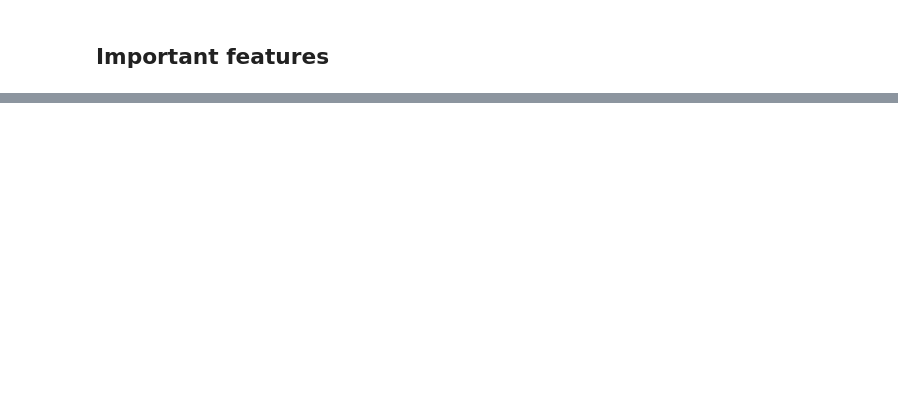
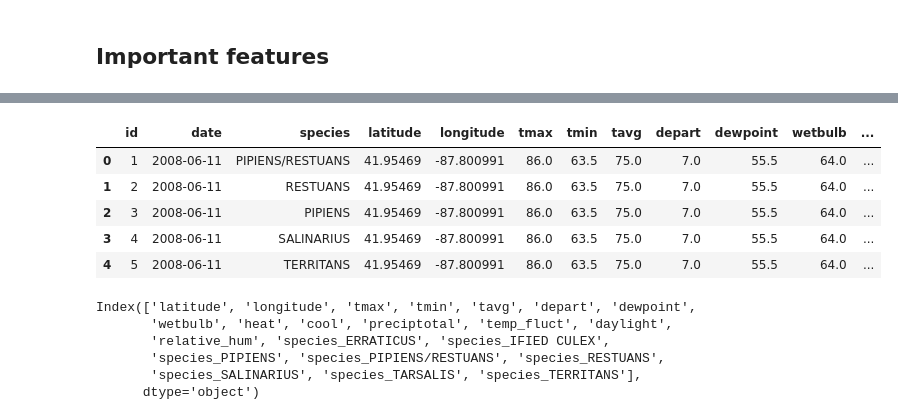
Before and after one commit to siowcm/project_4_west_nile_virus, a Jupyter notebook: code/Modelling.ipynb, the cells around one changed output, grey strips where cells are left out. Cells and saved outputs as stored; diff of their text form; code cells hidden in the pictures; blank space fills up the shorter version.

Commit message:
submission csvs and weather_final.csv and updated modelling code

```diff
--- a/code/Modelling.ipynb
+++ b/code/Modelling.ipynb
@@ -415,0 +375,7 @@ get_impt_features(models)
+# %%
+# import test dataset and final weather data
+test = pd.read_csv('../input_data/test.csv')
+weather = pd.read_csv('../output_data/weather_final.csv')
+
+# check test dataframe
+test.info()
@@ -415,0 +401,13 @@ get_impt_features(models)
+# %%
+# drop unnecessary columns
+test.drop(columns=['Address', 'Block', 'Street', 'Trap',
+                   'AddressNumberAndStreet', 'AddressAccuracy'], inplace=True)
+
+# rename columns to lowercase
+test.columns = test.columns.str.lower()
+
+# rename Species to drop 'CULEX'
+test['species'] = [i[6:] for i in test['species']]
+
+# check dataframe
+test.head()
@@ -415,0 +431,11 @@ get_impt_features(models)
+# %%
+# merge test with weather
+test = test.merge(weather, on='date', how='left')
+test.head()
+# %% [output]
+|  | id | date | species | latitude | longitude | tmax | tmin | tavg | depart | dewpoint | wetbulb | ... |
+| 0 | 1 | 2008-06-11 | PIPIENS/RESTUANS | 41.95469 | -87.800991 | 86.0 | 63.5 | 75.0 | 7.0 | 55.5 | 64.0 | ... |
+| 1 | 2 | 2008-06-11 | RESTUANS | 41.95469 | -87.800991 | 86.0 | 63.5 | 75.0 | 7.0 | 55.5 | 64.0 | ... |
+| 2 | 3 | 2008-06-11 | PIPIENS | 41.95469 | -87.800991 | 86.0 | 63.5 | 75.0 | 7.0 | 55.5 | 64.0 | ... |
+| 3 | 4 | 2008-06-11 | SALINARIUS | 41.95469 | -87.800991 | 86.0 | 63.5 | 75.0 | 7.0 | 55.5 | 64.0 | ... |
+| 4 | 5 | 2008-06-11 | TERRITANS | 41.95469 | -87.800991 | 86.0 | 63.5 | 75.0 | 7.0 | 55.5 | 64.0 | ... |
@@ -415,0 +446,9 @@ get_impt_features(models)
+# %%
+X.columns
+# %% [output]
+Index(['latitude', 'longitude', 'tmax', 'tmin', 'tavg', 'depart', 'dewpoint',
+       'wetbulb', 'heat', 'cool', 'preciptotal', 'temp_fluct', 'daylight',
+       'relative_hum', 'species_ERRATICUS', 'species_IFIED CULEX',
+       'species_PIPIENS', 'species_PIPIENS/RESTUANS', 'species_RESTUANS',
+       'species_SALINARIUS', 'species_TARSALIS', 'species_TERRITANS'],
+      dtype='object')
```
Also changed, not shown: parts of 19 cells of this notebook, 6 other files.
